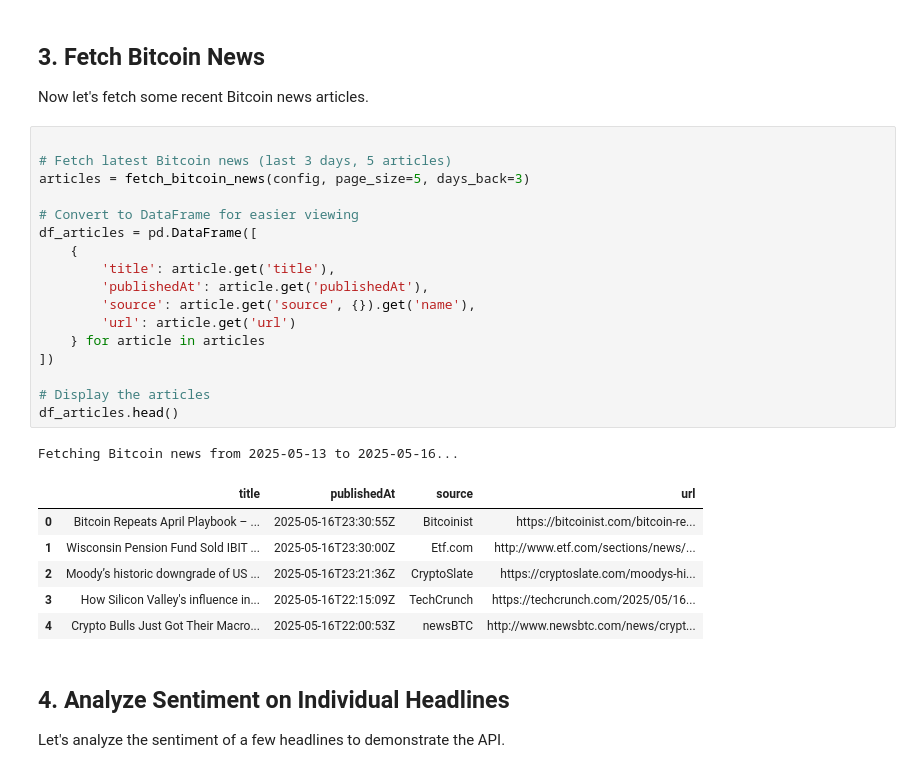
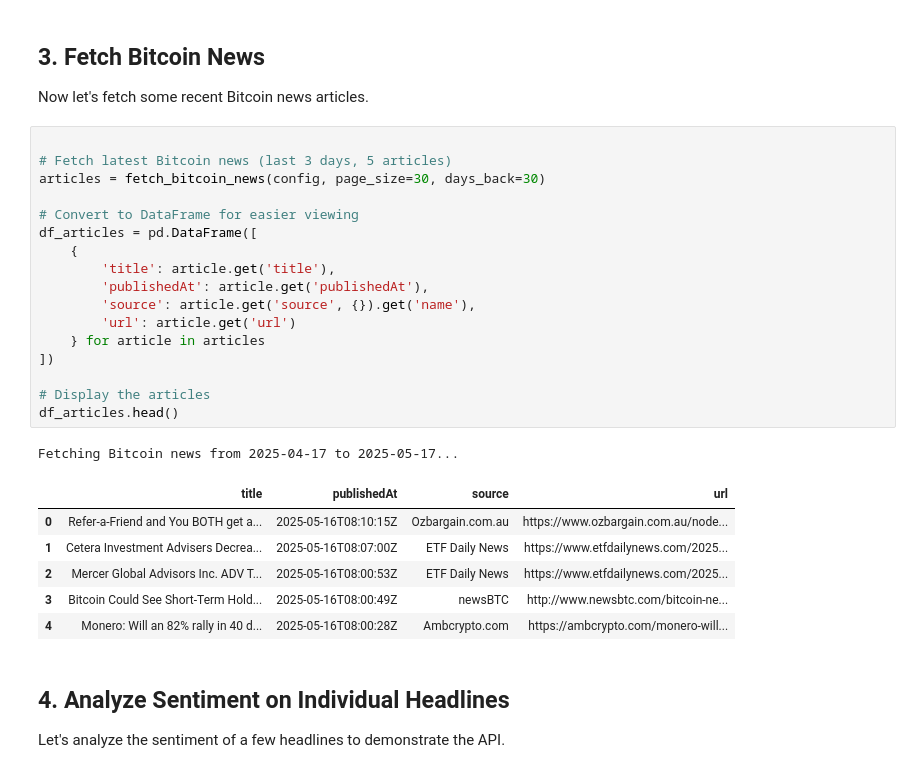
Before and after one commit to BlendedAscended/llm_sentiment_analysis, a Jupyter notebook: bitcoin.API.ipynb, the cells around one changed output. Cells and saved outputs as stored; diff of their text form.

```diff
--- a/bitcoin.API.ipynb
+++ b/bitcoin.API.ipynb
@@ -58,28 +58,28 @@ Now let's fetch some recent Bitcoin news articles.
 # %%
 
 # Fetch latest Bitcoin news (last 3 days, 5 articles)
-articles = fetch_bitcoin_news(config, page_size=5, days_back=3)
+articles = fetch_bitcoin_news(config, page_size=30, days_back=30)
 
 # Convert to DataFrame for easier viewing
 df_articles = pd.DataFrame([
     {
         'title': article.get('title'),
         'publishedAt': article.get('publishedAt'),
         'source': article.get('source', {}).get('name'),
         'url': article.get('url')
     } for article in articles
 ])
 
 # Display the articles
 df_articles.head()
 # %% [output]
-Fetching Bitcoin news from 2025-05-13 to 2025-05-16...
+Fetching Bitcoin news from 2025-04-17 to 2025-05-17...
 |  | title | publishedAt | source | url |
-| 0 | Bitcoin Repeats April Playbook – ... | 2025-05-16T23:30:55Z | Bitcoinist | https://bitcoinist.com/bitcoin-re... |
-| 1 | Wisconsin Pension Fund Sold IBIT ... | 2025-05-16T23:30:00Z | Etf.com | http://www.etf.com/sections/news/... |
-| 2 | Moody’s historic downgrade of US ... | 2025-05-16T23:21:36Z | CryptoSlate | https://cryptoslate.com/moodys-hi... |
-| 3 | How Silicon Valley's influence in... | 2025-05-16T22:15:09Z | TechCrunch | https://techcrunch.com/2025/05/16... |
-| 4 | Crypto Bulls Just Got Their Macro... | 2025-05-16T22:00:53Z | newsBTC | http://www.newsbtc.com/news/crypt... |
+| 0 | Refer-a-Friend and You BOTH get a... | 2025-05-16T08:10:15Z | Ozbargain.com.au | https://www.ozbargain.com.au/node... |
+| 1 | Cetera Investment Advisers Decrea... | 2025-05-16T08:07:00Z | ETF Daily News | https://www.etfdailynews.com/2025... |
+| 2 | Mercer Global Advisors Inc. ADV T... | 2025-05-16T08:00:53Z | ETF Daily News | https://www.etfdailynews.com/2025... |
+| 3 | Bitcoin Could See Short-Term Hold... | 2025-05-16T08:00:49Z | newsBTC | http://www.newsbtc.com/bitcoin-ne... |
+| 4 | Monero: Will an 82% rally in 40 d... | 2025-05-16T08:00:28Z | Ambcrypto.com | https://ambcrypto.com/monero-will... |
 # %% [markdown]
 
 ## 4. Analyze Sentiment on Individual Headlines
```
Also changed, not shown: parts of 4 cells of this notebook, 13 other files.
